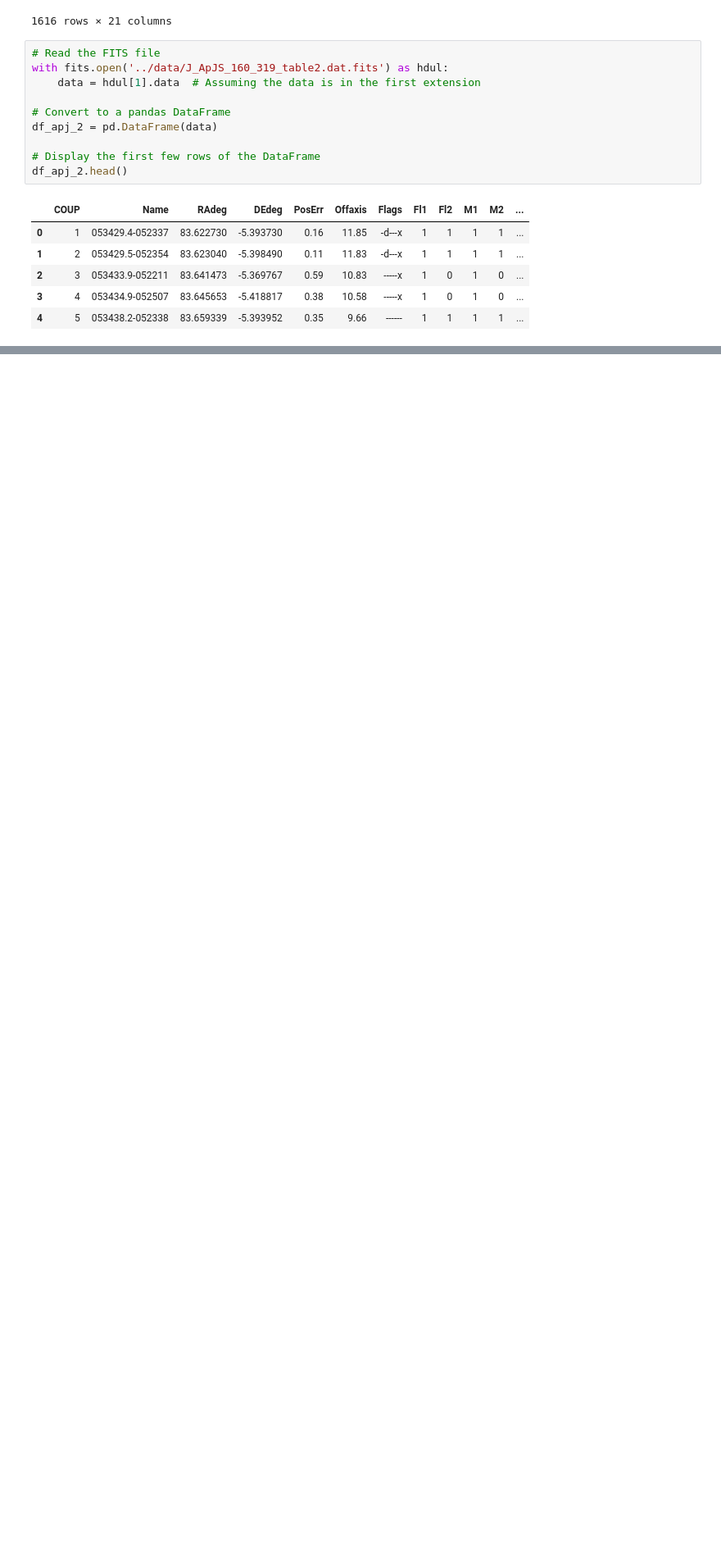
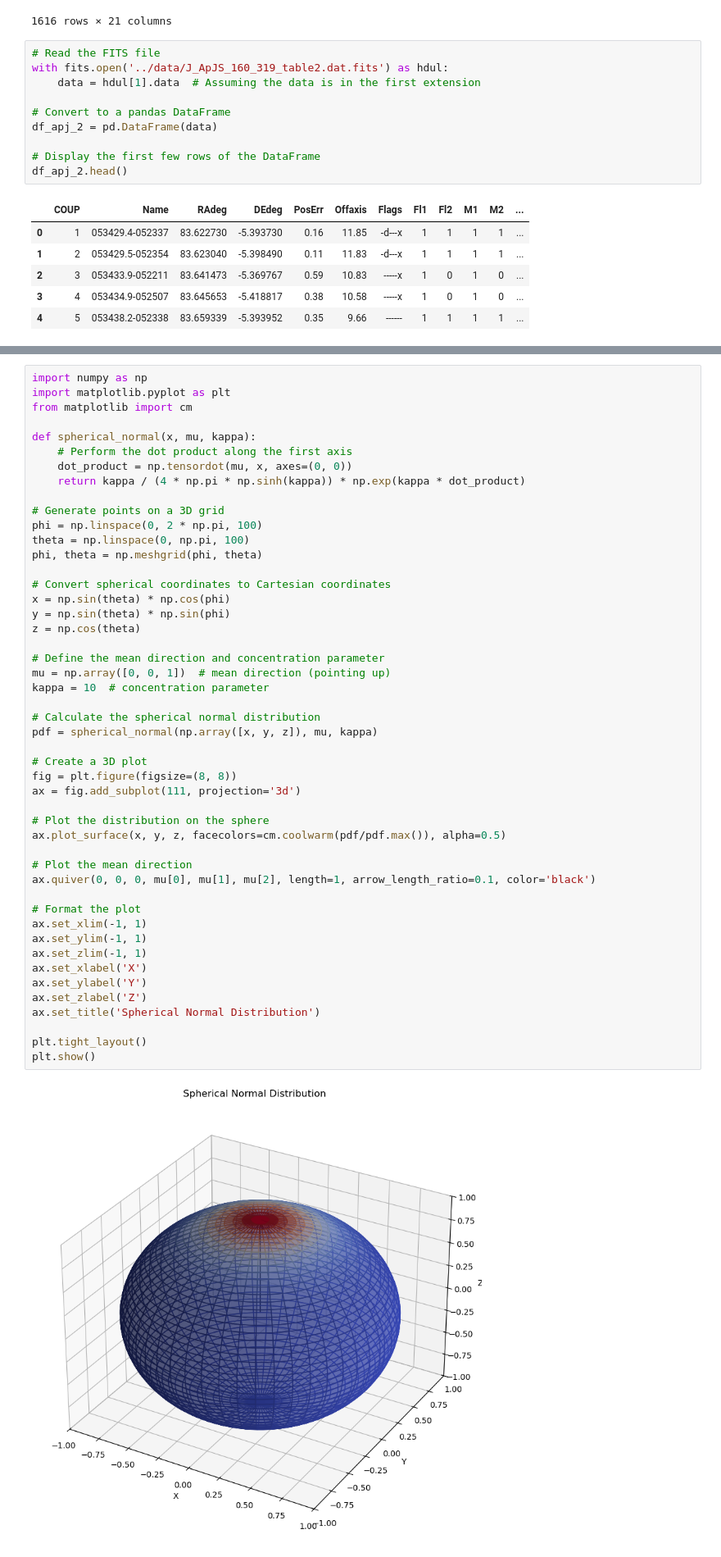
Before and after one commit to samuelperezdi/starsml, a Jupyter notebook: notebooks/ngc2516.ipynb, the cells around one changed output, grey strips where cells are left out. Shown at 82% size. Saved outputs shown, nothing was run; the diff lists cells and outputs as text; blank space fills up the shorter version.

```diff
--- a/notebooks/ngc2516.ipynb
+++ b/notebooks/ngc2516.ipynb
@@ -364,3 +364,53 @@ plt.tight_layout()
 plt.show()
 # %% [output]
 [figure]
+# %%
+import numpy as np
+import matplotlib.pyplot as plt
+from matplotlib import cm
+
+def spherical_normal(x, mu, kappa):
+    # Perform the dot product along the first axis
+    dot_product = np.tensordot(mu, x, axes=(0, 0))
+    return kappa / (4 * np.pi * np.sinh(kappa)) * np.exp(kappa * dot_product)
+
+# Generate points on a 3D grid
+phi = np.linspace(0, 2 * np.pi, 100)
+theta = np.linspace(0, np.pi, 100)
+phi, theta = np.meshgrid(phi, theta)
+
+# Convert spherical coordinates to Cartesian coordinates
+x = np.sin(theta) * np.cos(phi)
+y = np.sin(theta) * np.sin(phi)
+z = np.cos(theta)
+
+# Define the mean direction and concentration parameter
+mu = np.array([0, 0, 1])  # mean direction (pointing up)
+kappa = 10  # concentration parameter
+
+# Calculate the spherical normal distribution
+pdf = spherical_normal(np.array([x, y, z]), mu, kappa)
+
+# Create a 3D plot
+fig = plt.figure(figsize=(8, 8))
+ax = fig.add_subplot(111, projection='3d')
+
+# Plot the distribution on the sphere
+ax.plot_surface(x, y, z, facecolors=cm.coolwarm(pdf/pdf.max()), alpha=0.5)
+
+# Plot the mean direction
+ax.quiver(0, 0, 0, mu[0], mu[1], mu[2], length=1, arrow_length_ratio=0.1, color='black')
+
+# Format the plot
+ax.set_xlim(-1, 1)
+ax.set_ylim(-1, 1)
+ax.set_zlim(-1, 1)
+ax.set_xlabel('X')
+ax.set_ylabel('Y')
+ax.set_zlabel('Z')
+ax.set_title('Spherical Normal Distribution')
+
+plt.tight_layout()
+plt.show()
+# %% [output]
+[figure, added]
```
Also changed, not shown: parts of 1 cell of this notebook, 4 other files.
